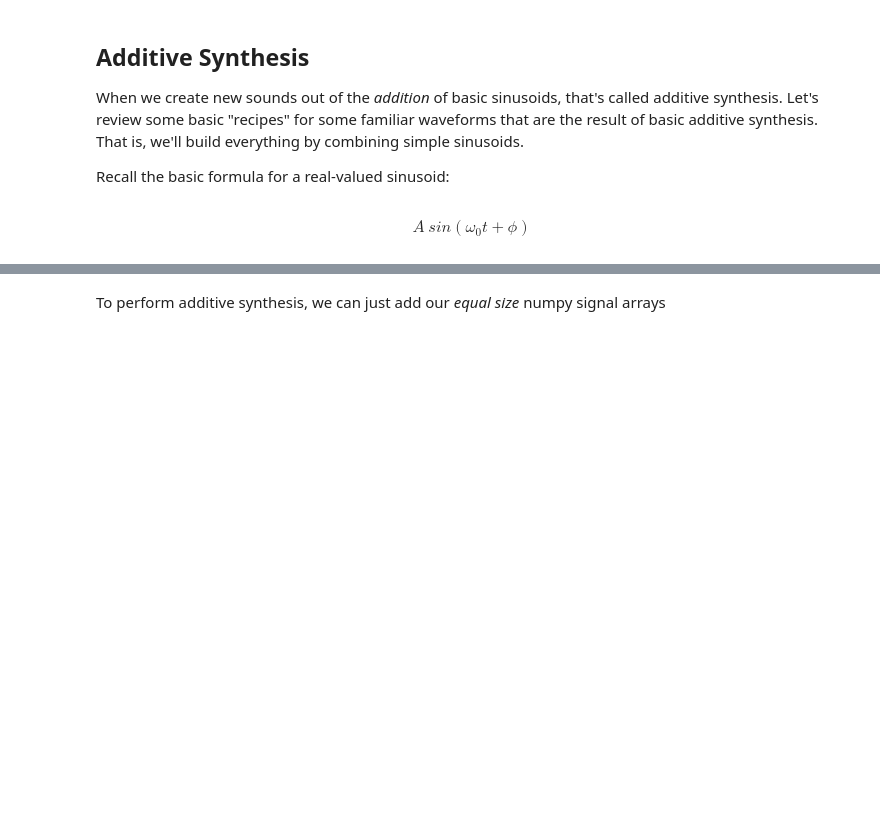
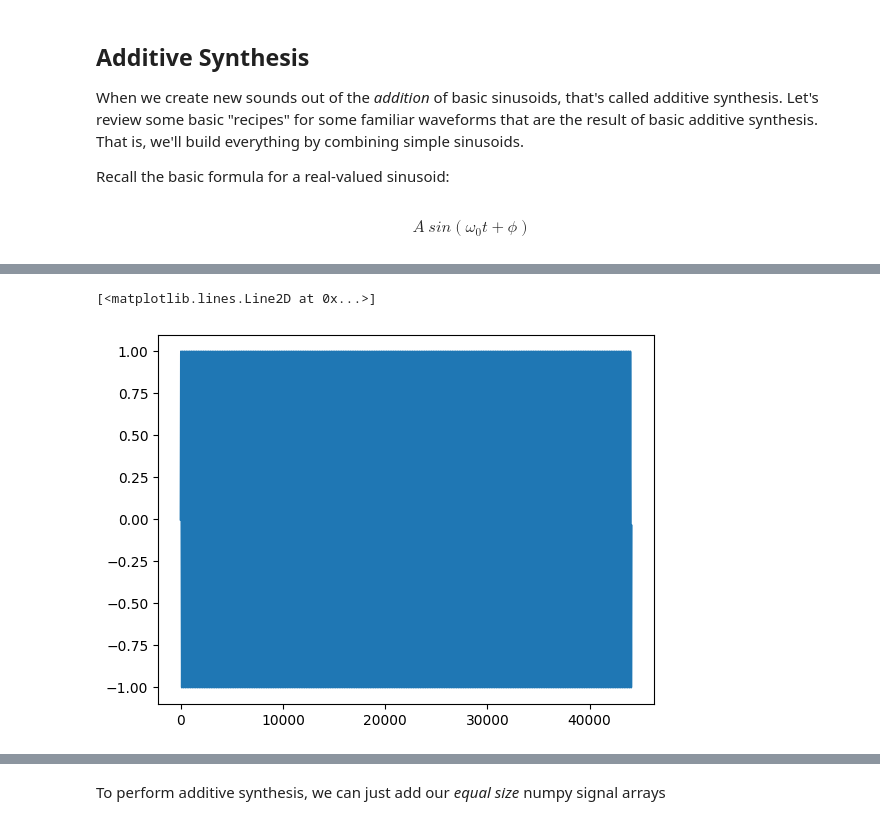
Before and after one commit to theodorsommer/AudioTechII, a Jupyter notebook: Lectures-Blank/Lesson06_SynthesisInPython-Day1.ipynb, the cells around one changed output, grey strips where cells are left out. Drawn from its saved outputs; the diff is of its cells as text; code cells hidden in the pictures; blank space fills up the shorter version.

```diff
--- a/Lectures-Blank/Lesson06_SynthesisInPython-Day1.ipynb
+++ b/Lectures-Blank/Lesson06_SynthesisInPython-Day1.ipynb
@@ -20,0 +35,28 @@ $$ A\ sin(\omega_{0}t + \phi)$$
+# %%
+def genSine(f=None, t=1, A=1, phi=0, fs=44100):
+    """
+    Inputs:
+    A (float) = amplitude of the sinusoid
+    f (float) = frequency of the sinusoid in Hz
+    phi (float) = initial phase of the sinusoid in radians
+    fs (float) = sampling frequency of the sinusoid in Hz
+    t (float) = duration of the sinusoid (in seconds)
+    Output:
+    The function should return a numpy array
+    x (numpy array) = The generated sinusoid (use np.cos())
+    """
+    import numpy as np
+    A = float(A)
+    f = float(f)
+    float(phi)
+    fs = float(fs)
+    t = float(t)
+
+    x = A * np.sin(2*np.pi*f*np.arange(0,t,1/fs) + phi)
+    return(x)
+# %%
+x = genSine(261)
+plt.plot(x)
+# %% [output]
+[<matplotlib.lines.Line2D at 0x...>]
+[figure, added]
```
Also changed, not shown: parts of 21 cells of this notebook.
